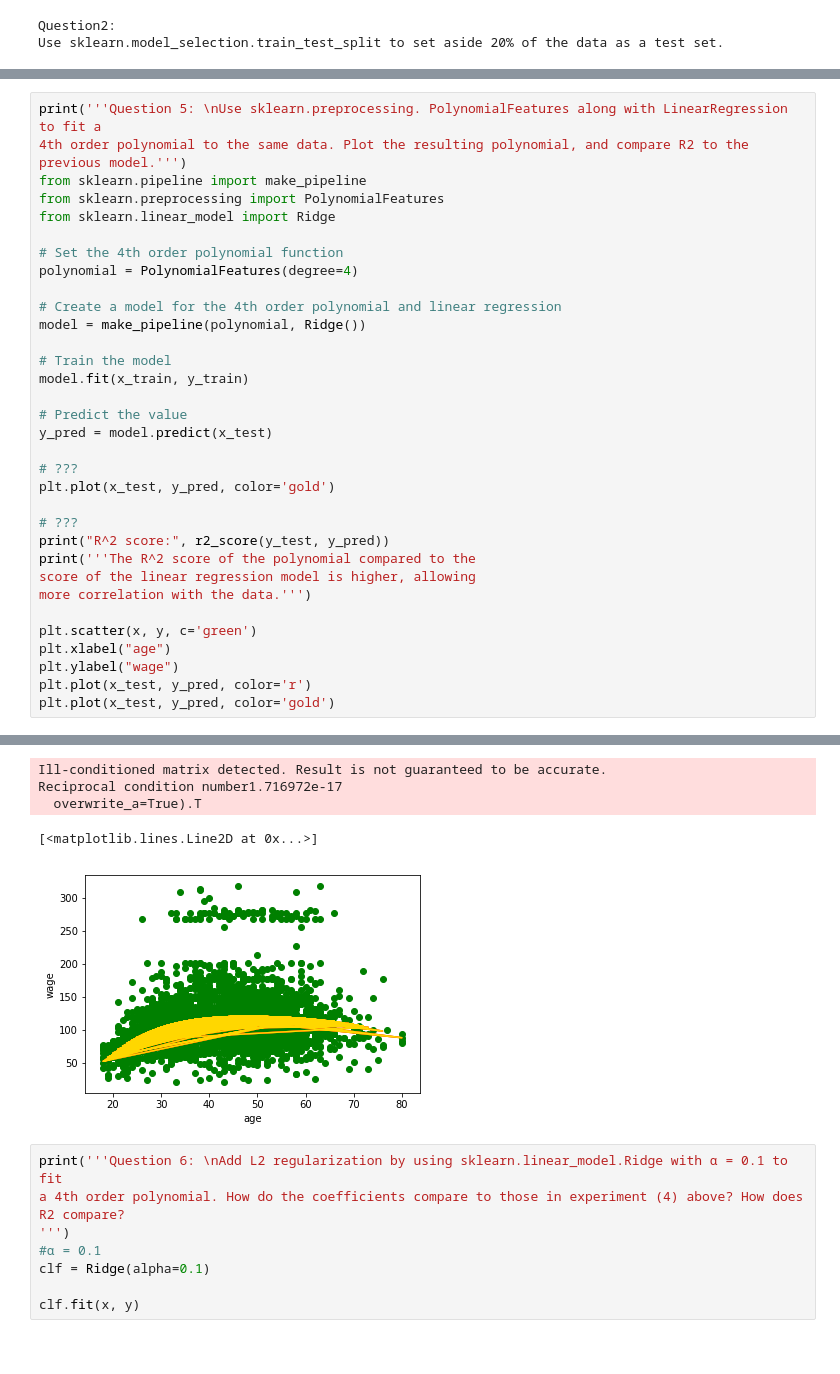
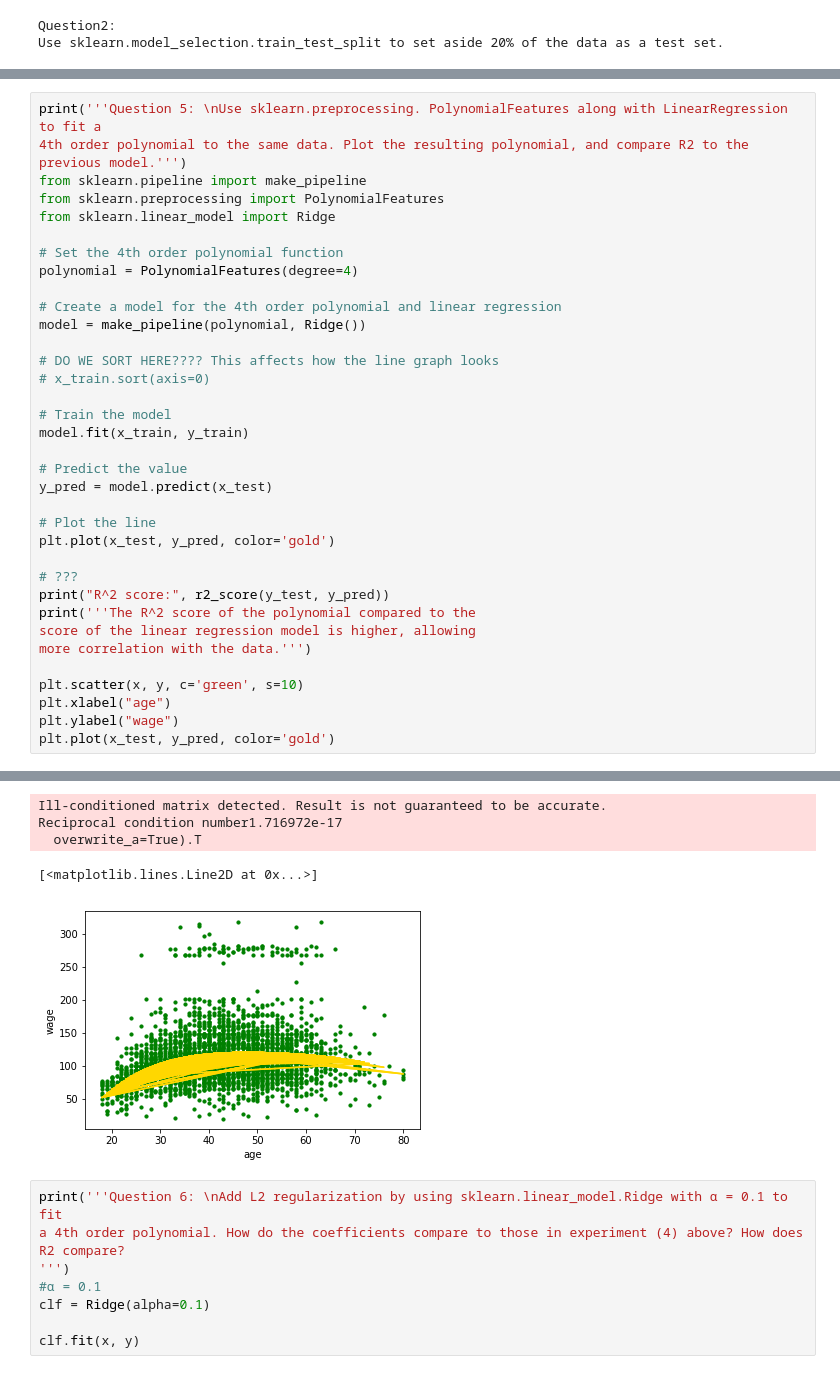
Before and after one commit to abtruong/machinelearning, a Jupyter notebook: Project 2/Project2_b.ipynb, the cells around one changed output, grey strips where cells are left out. Saved outputs shown, nothing was run; the diff lists cells and outputs as text.

```diff
--- a/Project 2/Project2_b.ipynb
+++ b/Project 2/Project2_b.ipynb
@@ -96,13 +101,16 @@ polynomial = PolynomialFeatures(degree=4)
 # Create a model for the 4th order polynomial and linear regression
 model = make_pipeline(polynomial, Ridge())
 
+# DO WE SORT HERE???? This affects how the line graph looks
+# x_train.sort(axis=0)
+
 # Train the model
 model.fit(x_train, y_train)
 
 # Predict the value
 y_pred = model.predict(x_test)
 
-# ???
+# Plot the line
 plt.plot(x_test, y_pred, color='gold')
 
 # ???
@@ -111,10 +119,9 @@ print('''The R^2 score of the polynomial compared to the
 score of the linear regression model is higher, allowing
 more correlation with the data.''')
 
-plt.scatter(x, y, c='green')
+plt.scatter(x, y, c='green', s=10)
 plt.xlabel("age")
 plt.ylabel("wage")
-plt.plot(x_test, y_pred, color='r')
 plt.plot(x_test, y_pred, color='gold')
 # %% [output]
 Question 5:
@@ -124,11 +131,11 @@ R^2 score: 0.07649464153428864
 The R^2 score of the polynomial compared to the
 score of the linear regression model is higher, allowing
 more correlation with the data.
 Ill-conditioned matrix detected. Result is not guaranteed to be accurate.
 Reciprocal condition number1.716972e-17
   overwrite_a=True).T
 [<matplotlib.lines.Line2D at 0x...>]
-[figure, old version]
+[figure, new version]
 # %%
 print('''Question 6: \nAdd L2 regularization by using sklearn.linear_model.Ridge with α = 0.1 to fit
 a 4th order polynomial. How do the coefficients compare to those in experiment (4) above? How does R2 compare?
```
Also changed, not shown: parts of 5 cells of this notebook.
